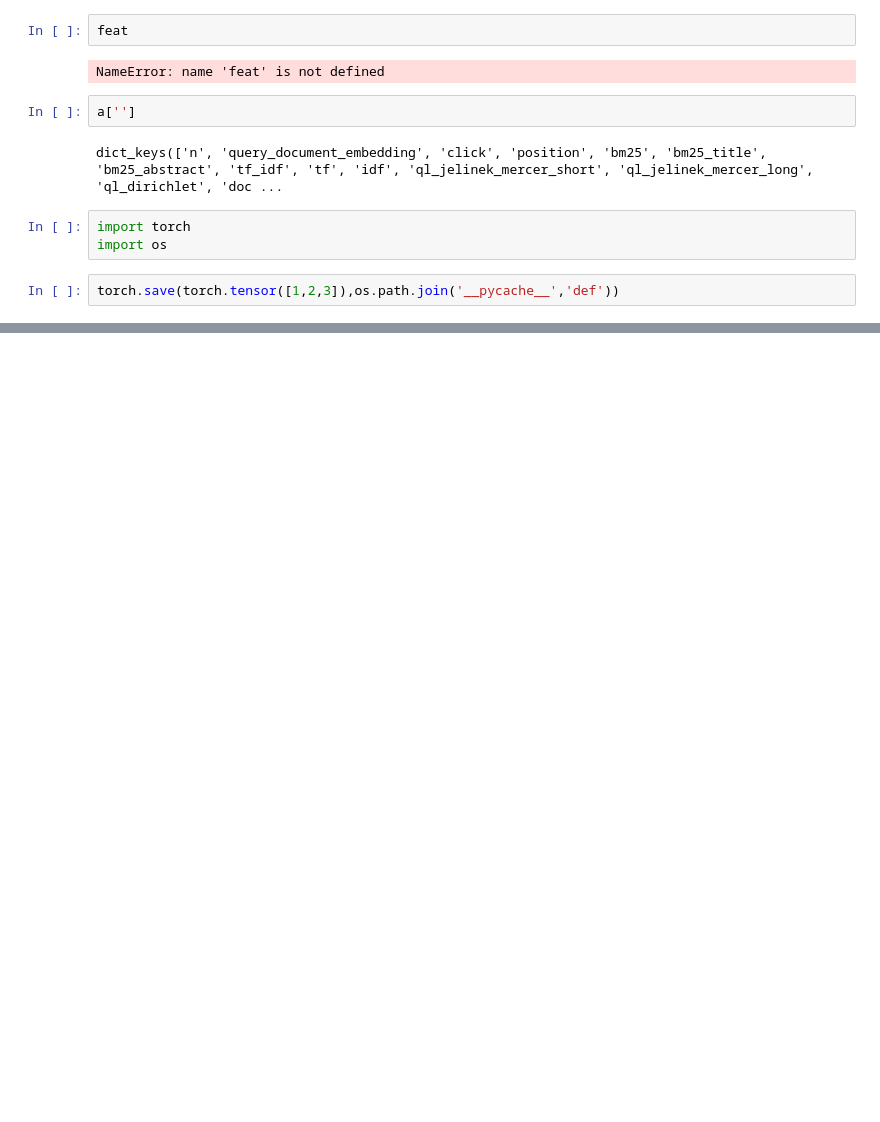
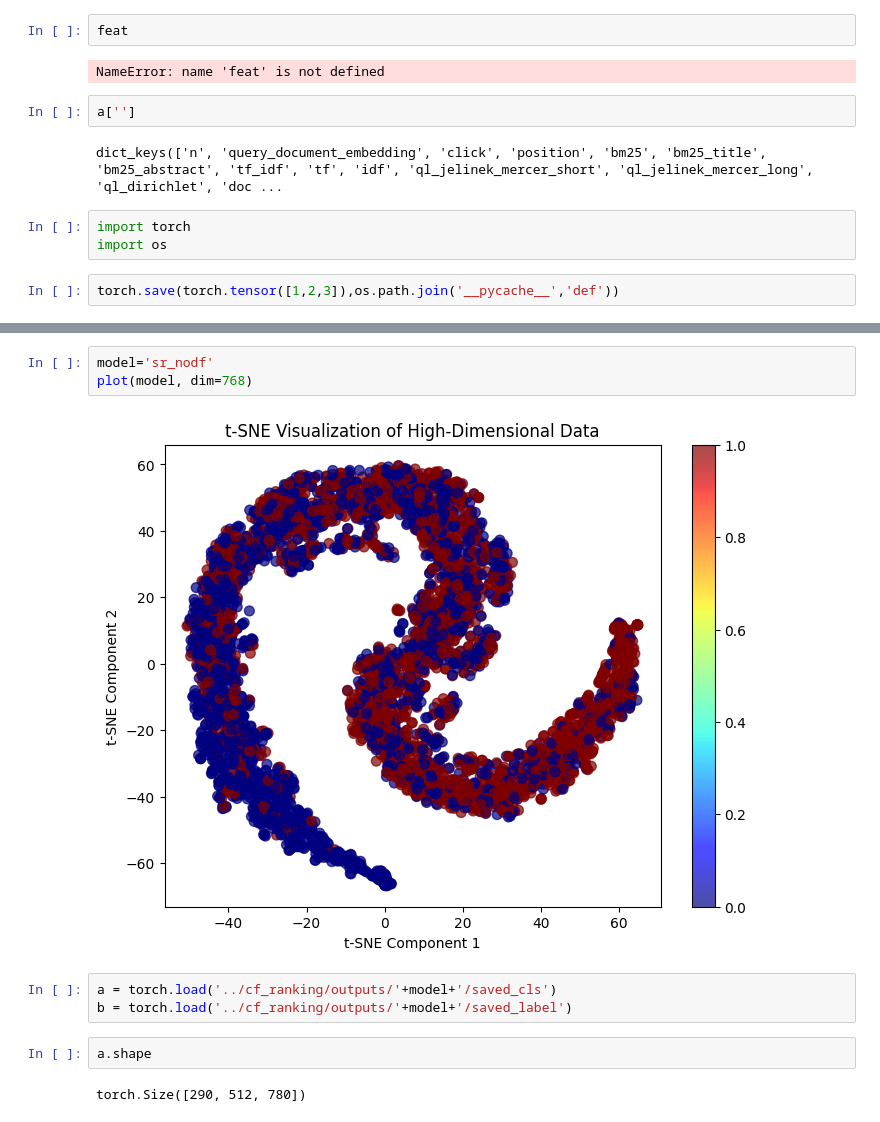
Before and after one commit to GauravBh1010tt/RewardRank, a Jupyter notebook: temp.ipynb, the cells around one changed output, grey strips where cells are left out. Saved outputs shown, nothing was run; the diff lists cells and outputs as text; blank space fills up the shorter version.

```diff
--- a/temp.ipynb
+++ b/temp.ipynb
@@ -168,0 +199,12 @@ torch.save(torch.tensor([1,2,3]),os.path.join('__pycache__','def'))
+# %%
+model='sr_nodf'
+plot(model, dim=768)
+# %% [output]
+[figure, added]
+# %%
+a = torch.load('../cf_ranking/outputs/'+model+'/saved_cls')
+b = torch.load('../cf_ranking/outputs/'+model+'/saved_label')
+# %%
+a.shape
+# %% [output]
+torch.Size([290, 512, 780])
```
Also changed, not shown: parts of 22 cells of this notebook, 7 other files.
